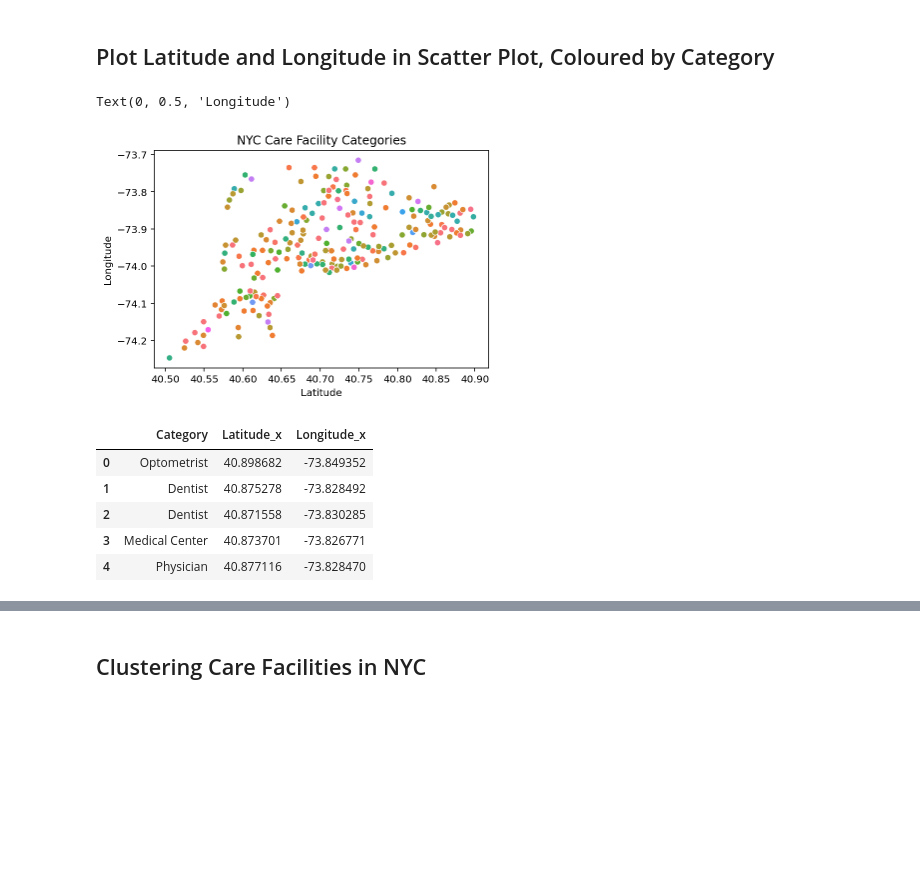
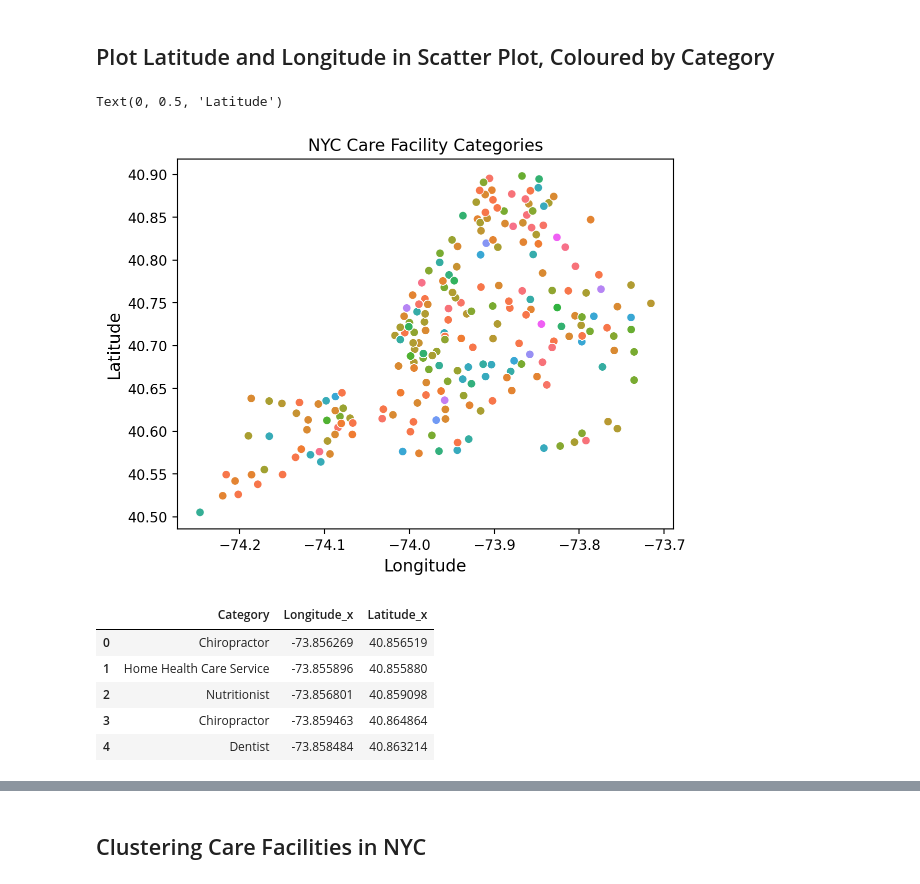
Before and after one commit to edubf22/nyc-neighborhoods, a Jupyter notebook: src/KMeans_clustering.ipynb, the cells around one changed output, grey strips where cells are left out. Drawn from its saved outputs; the diff is of its cells as text; code cells hidden in the pictures; blank space fills up the shorter version.

Commit message:
updated the notebooks to show high res images

```diff
--- a/src/KMeans_clustering.ipynb
+++ b/src/KMeans_clustering.ipynb
@@ -91,23 +82,23 @@ df.head()
 ## Plot Latitude and Longitude in Scatter Plot, Coloured by Category
 # %%
 # Latlon of neighborhoods
-sns.scatterplot(x = df['Latitude_y'], y = df['Longitude_y'], hue=df['Category'], legend= False)
+sns.scatterplot(x=df['Longitude_y'], y=df['Latitude_y'], hue=df['Category'], legend=False)
 plt.title('NYC Care Facility Categories')
-plt.xlabel('Latitude')
-plt.ylabel('Longitude')
+plt.xlabel('Longitude', fontsize=12)
+plt.ylabel('Latitude', fontsize=12)
 # %% [output]
-Text(0, 0.5, 'Longitude')
+Text(0, 0.5, 'Latitude')
-[figure, old version]
+[figure, new version]
 # %%
 # Isolate Category, lat and lon of Venues
-df1 = nyc_health_borough1[['Category', 'Latitude_x', 'Longitude_x']]
+df1 = nyc_health_borough1[['Category', 'Longitude_x', 'Latitude_x']]
 df1.head()
 # %% [output]
-|  | Category | Latitude_x | Longitude_x |
-| 0 | Optometrist | 40.898682 | -73.849352 |
-| 1 | Dentist | 40.875278 | -73.828492 |
-| 2 | Dentist | 40.871558 | -73.830285 |
-| 3 | Medical Center | 40.873701 | -73.826771 |
-| 4 | Physician | 40.877116 | -73.828470 |
+|  | Category | Longitude_x | Latitude_x |
+| 0 | Chiropractor | -73.856269 | 40.856519 |
+| 1 | Home Health Care Service | -73.855896 | 40.855880 |
+| 2 | Nutritionist | -73.856801 | 40.859098 |
+| 3 | Chiropractor | -73.859463 | 40.864864 |
+| 4 | Dentist | -73.858484 | 40.863214 |
 # %%
 # latlon of venues
```
Also changed, not shown: parts of 27 cells of this notebook, 2 other files.
